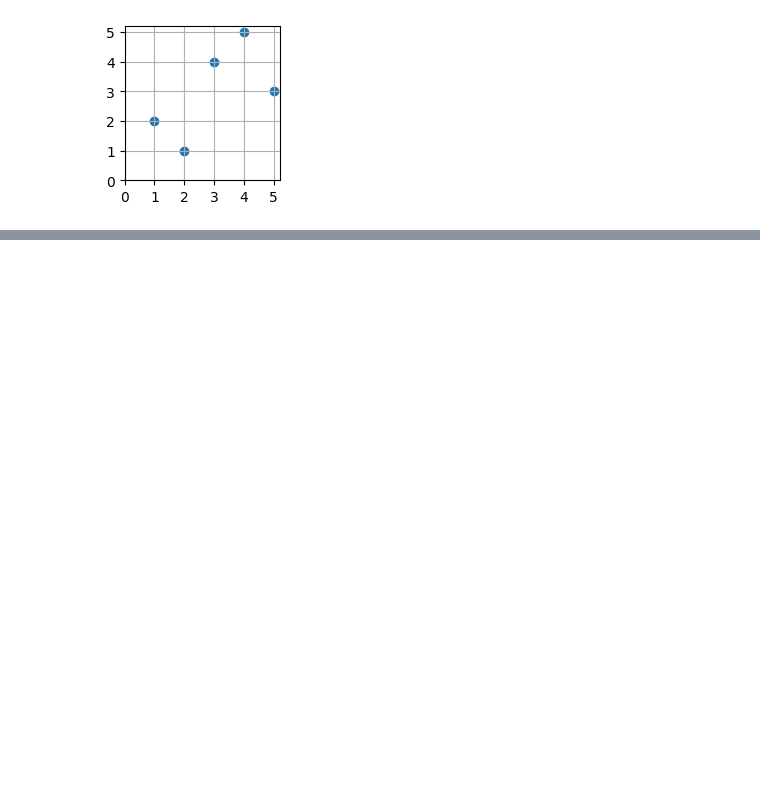
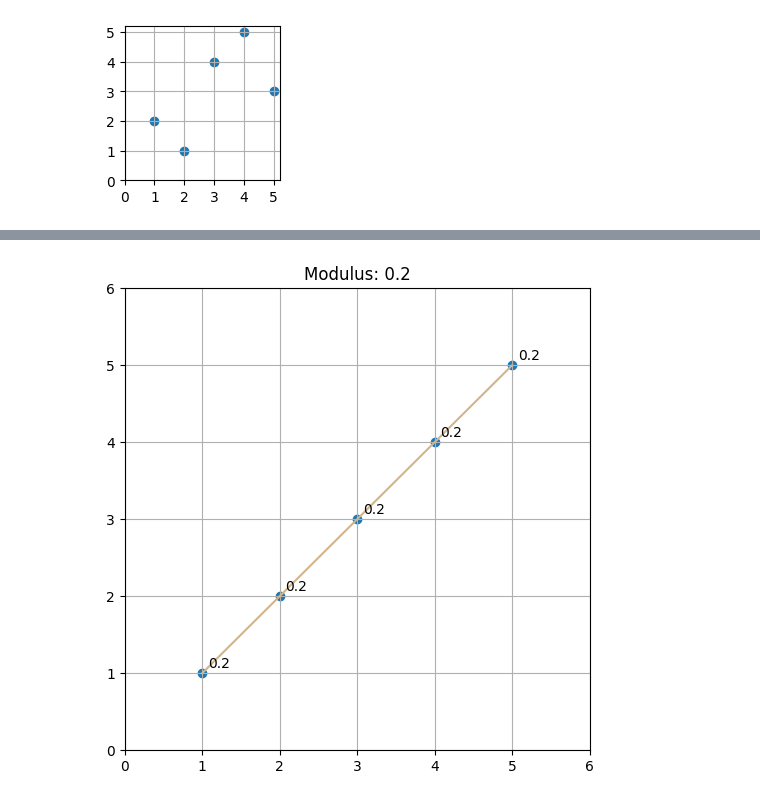
Before and after one commit to innyun/Modulus-Project, a Jupyter notebook: modulus_project.ipynb, the cells around one changed output, grey strips where cells are left out. Cells and saved outputs as stored; diff of their text form; code cells hidden in the pictures; blank space fills up the shorter version.

```diff
--- a/modulus_project.ipynb
+++ b/modulus_project.ipynb
@@ -1234,7 +1237,7 @@ def lightest_row(s, w):
 
     for row in m:
         indices = np.nonzero(row)
-        plt.plot(indices[0] + 1, [s[i] for i in indices[0]], color='skyblue')
+        plt.plot(indices[0] + 1, [s[i] for i in indices[0]], color='tan')
 
     plt.xticks(range(0, len(s) + 1))
     plt.yticks(range(0, len(s) + 1))
@@ -1301,7 +1304,6 @@ class Node():
         self.left = None
         self.right = None
         self.height = 1
-        #self.q =
 
 class AVL_Tree():
     def insert(self, node, val):
@@ -1383,8 +1385,6 @@ class AVL_Tree():
         preO(root)
         print()
 
-    # def down(self, a, b):
-
 
 pi = [7, 3, 1, 17, 10, 18, 9, 20, 6, 12, 16, 13, 2, 8, 19, 4, 15, 11, 14, 5]
 
@@ -1395,16 +1395,15 @@ pi_increasing = [x for x in range(1, 6)] # 1, 2, 3, 4, 5
 t = AVL_Tree()
 root = None
 
-for val in pi_increasing:
-    root = t.insert(root, val)
+for m in pi_increasing:
+    root = t.insert(root, m)
 
 t.preOrder(root)
 
-t = AVL_Tree()
 root = None
 
-for val in pi:
-    root = t.insert(root, val)
+for m in pi:
+    root = t.insert(root, m)
 
 t.preOrder(root)
 # %% [output]
@@ -1417,0 +1708,3 @@ Implementing Basic Algorithm
+# %%
+def find_sources(s):
+    return [i for i, element in enumerate(s) if all(element < x for x in s[:i])]
@@ -1418,37 +1737,7 @@ Implementing Basic Algorithm
 # %%
-def shortest_path(s, w):
-    m_rows = []
-    lightest = np.empty(len(s))
-    lightest_value = math.inf
-
-    def recurse(s, x, row):
-        row[x] = 1
-        greater = []
-        for i in range(x, len(s)):
-            if s[i] > s[x] and all(s[j] > s[i] for j in greater):
-                greater.append(i)
-        if not greater:
-            nonlocal lightest, lightest_value
-            m_rows.append(row.copy())
-            value = np.dot(row, w)
-            if value < lightest_value:
-                lightest_value = value
-                lightest = row.copy()
-            return
-        for element in greater:
-            recurse(s, element, row)
-            row[element] = 0
-
-    for i, element in enumerate(s):
-        if all(element < x for x in s[:i]):
-            recurse(s, i, np.zeros(len(s)))
-
-    return np.array(m_rows), lightest, lightest_value
-
 def add_constraint(N, c):
     if N is None:
         return c
-
     return np.vstack((N, c))
 
 def modulus(N, p):
@@ -1458,7 +1747,7 @@ def modulus(N, p):
 
     cons = [rho >= 0, N@rho >= 1]
 
-    obj = cvx.Minimize(cvx.pnorm((1/p)*rho, p)**p)
+    obj = cvx.Minimize(cvx.pnorm(1**(1/p)*rho, p)**p)
 
     prob = cvx.Problem(obj, cons)
     prob.solve(solver=cvx.ECOS)
@@ -1471,22 +1760,50 @@ pi_short = [2, 1, 4, 5, 3]
 
 pi_increasing = [x for x in range(1, 6)]
 
-def ssmodulus(pi):
+pi_decreasing = [x for x in range(5, 0, -1)]
+
+pi_test = [2, 1, 3, 4, 5]
+
+pi_test_2 = [2, 1, 3, 5, 4]
+
+def ssmodulus(pi, p):
     rho = np.zeros(len(pi))
     mod = 0
     tol = 1e-5
     N = None
 
     while True:
-        _, gP, lv = shortest_path(pi, rho)
+        m, gP, lv = shortest_path(pi, rho)
 
         if lv > 1 - tol:
+            plt.figure(figsize=(6, 6))
+            plt.scatter(range(1, len(pi) + 1), pi)
+            plt.title(f'Modulus: {round(mod, 3)}')
+            for row in m:
+                indices = np.nonzero(row)
+                plt.plot(indices[0] + 1, [pi[i] for i in indices[0]], color='tan')
+            for i, j in enumerate(pi):
+                plt.annotate(round(rho[i], 3), (i + 1, j), xycoords='data', xytext=(4, 4), textcoords='offset points')
+            plt.xticks(range(0, len(pi) + 2))
+            plt.yticks(range(0, len(pi) + 2))
+            plt.grid(True)
             return mod, rho
 
         N = add_constraint(N, gP)
 
-        mod, rho = modulus(N, 2)
+        mod, rho = modulus(N, p)
 
-print(ssmodulus(pi_increasing))
-# print(ssmodulus(pi))
+# print(ssmodulus(pi_increasing, 1))
+# print(ssmodulus(pi_decreasing, 1))
+# print(ssmodulus(pi_short, 1))
+# print(ssmodulus(pi_test, 1))
+# print(ssmodulus(pi_test_2, 1))
+# print(ssmodulus(pi, 1))
+
+print(ssmodulus(pi_increasing, 2))
+print(ssmodulus(pi_decreasing, 2))
+print(ssmodulus(pi_short, 2))
+print(ssmodulus(pi_test, 2))
+print(ssmodulus(pi_test_2, 2))
+print(ssmodulus(pi, 2))
 # %% [output]
@@ -1493,0 +1820 @@ print(ssmodulus(pi_increasing))
+[figure, added]
```
Also changed, not shown: parts of 18 cells of this notebook.
